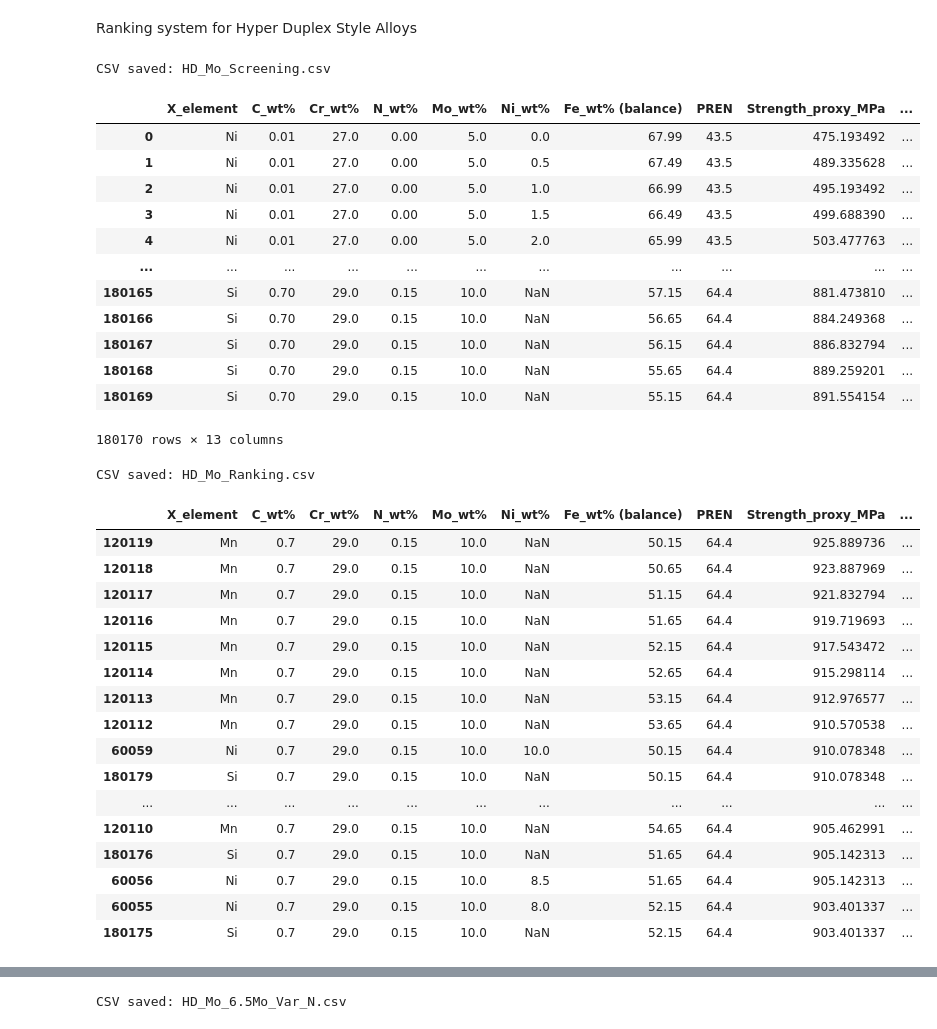
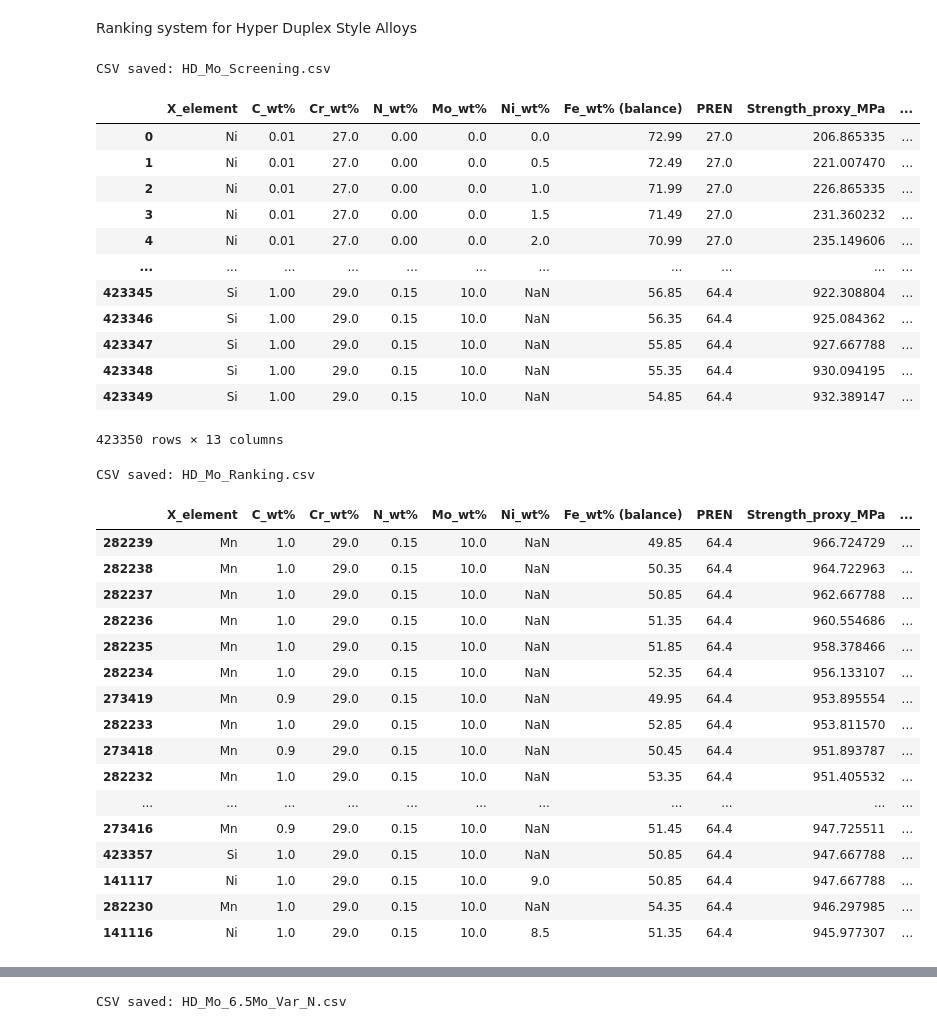
Before and after one commit to Thomas-J-Fish/II_Materials, a Jupyter notebook: AlloyDesign/Alloy_Screening/Ranking_Hyper_Duplex/Ranking_HyperDuplex1.ipynb, the cells around one changed output, grey strips where cells are left out. Drawn from its saved outputs; the diff is of its cells as text; code cells hidden in the pictures.

```diff
--- a/AlloyDesign/Alloy_Screening/Ranking_Hyper_Duplex/Ranking_HyperDuplex1.ipynb
+++ b/AlloyDesign/Alloy_Screening/Ranking_Hyper_Duplex/Ranking_HyperDuplex1.ipynb
@@ -11,8 +11,8 @@ import matplotlib.pyplot as plt
 # Mo Standard
 Cr_values  = [27.0, 27.5, 28.0, 28.5, 29.0]
 N_values   = [0.00, 0.05, 0.10, 0.15]
-C_values = [0.01, 0.02, 0.03, 0.04, 0.05, 0.06, 0.07, 0.08, 0.09, 0.10, 0.30, 0.50, 0.70]
-Mo_values = [5.0, 5.5, 6.0, 6.5, 7.0, 7.5, 8.0, 8.5, 9.0, 9.5, 10.0]
+C_values = [0.01, 0.02, 0.03, 0.04, 0.05, 0.06, 0.07, 0.08, 0.09, 0.10, 0.30, 0.50, 0.70, 0.80, 0.90, 1.00]
+Mo_values = [0.0, 0.5, 1.0, 1.5, 2.0, 2.5, 3.0, 3.5, 4.0, 4.5, 5.0, 5.5, 6.0, 6.5, 7.0, 7.5, 8.0, 8.5, 9.0, 9.5, 10.0]
 
 X_values   = [0.0, 0.5, 1.0, 1.5, 2.0, 2.5, 3.0, 3.5, 4.0, 4.5, 5.0, 5.5, 6.0, 6.5, 7.0, 7.5, 8.0, 8.5, 9.0, 9.5, 10.0]
 # %%
@@ -97,42 +97,42 @@ df.head(-10)
 # %% [output]
 CSV saved: HD_Mo_Screening.csv
 |  | X_element | C_wt% | Cr_wt% | N_wt% | Mo_wt% | Ni_wt% | Fe_wt% (balance) | PREN | Strength_proxy_MPa | ... |
-| 0 | Ni | 0.01 | 27.0 | 0.00 | 5.0 | 0.0 | 67.99 | 43.5 | 475.193492 | ... |
-| 1 | Ni | 0.01 | 27.0 | 0.00 | 5.0 | 0.5 | 67.49 | 43.5 | 489.335628 | ... |
-| 2 | Ni | 0.01 | 27.0 | 0.00 | 5.0 | 1.0 | 66.99 | 43.5 | 495.193492 | ... |
-| 3 | Ni | 0.01 | 27.0 | 0.00 | 5.0 | 1.5 | 66.49 | 43.5 | 499.688390 | ... |
-| 4 | Ni | 0.01 | 27.0 | 0.00 | 5.0 | 2.0 | 65.99 | 43.5 | 503.477763 | ... |
+| 0 | Ni | 0.01 | 27.0 | 0.00 | 0.0 | 0.0 | 72.99 | 27.0 | 206.865335 | ... |
+| 1 | Ni | 0.01 | 27.0 | 0.00 | 0.0 | 0.5 | 72.49 | 27.0 | 221.007470 | ... |
+| 2 | Ni | 0.01 | 27.0 | 0.00 | 0.0 | 1.0 | 71.99 | 27.0 | 226.865335 | ... |
+| 3 | Ni | 0.01 | 27.0 | 0.00 | 0.0 | 1.5 | 71.49 | 27.0 | 231.360232 | ... |
+| 4 | Ni | 0.01 | 27.0 | 0.00 | 0.0 | 2.0 | 70.99 | 27.0 | 235.149606 | ... |
 | ... | ... | ... | ... | ... | ... | ... | ... | ... | ... | ... |
-| 180165 | Si | 0.70 | 29.0 | 0.15 | 10.0 | NaN | 57.15 | 64.4 | 881.473810 | ... |
-| 180166 | Si | 0.70 | 29.0 | 0.15 | 10.0 | NaN | 56.65 | 64.4 | 884.249368 | ... |
-| 180167 | Si | 0.70 | 29.0 | 0.15 | 10.0 | NaN | 56.15 | 64.4 | 886.832794 | ... |
-| 180168 | Si | 0.70 | 29.0 | 0.15 | 10.0 | NaN | 55.65 | 64.4 | 889.259201 | ... |
-| 180169 | Si | 0.70 | 29.0 | 0.15 | 10.0 | NaN | 55.15 | 64.4 | 891.554154 | ... |
+| 423345 | Si | 1.00 | 29.0 | 0.15 | 10.0 | NaN | 56.85 | 64.4 | 922.308804 | ... |
+| 423346 | Si | 1.00 | 29.0 | 0.15 | 10.0 | NaN | 56.35 | 64.4 | 925.084362 | ... |
+| 423347 | Si | 1.00 | 29.0 | 0.15 | 10.0 | NaN | 55.85 | 64.4 | 927.667788 | ... |
+| 423348 | Si | 1.00 | 29.0 | 0.15 | 10.0 | NaN | 55.35 | 64.4 | 930.094195 | ... |
+| 423349 | Si | 1.00 | 29.0 | 0.15 | 10.0 | NaN | 54.85 | 64.4 | 932.389147 | ... |
-180170 rows × 13 columns
+423350 rows × 13 columns
 # %%
 df["Score"] = df["PREN"] + df["Strength_proxy_MPa"] / 100.0
 df_sorted = df.sort_values(by="Score", ascending=False)
 
 csv_path2 = "HD_Mo_Ranking.csv"
 df_sorted.to_csv(csv_path2, index=False)
 print(f"CSV saved: {csv_path2}")
-df_sorted.head(20)
+df_sorted.head(21)
 # %% [output]
 CSV saved: HD_Mo_Ranking.csv
 |  | X_element | C_wt% | Cr_wt% | N_wt% | Mo_wt% | Ni_wt% | Fe_wt% (balance) | PREN | Strength_proxy_MPa | ... |
-| 120119 | Mn | 0.7 | 29.0 | 0.15 | 10.0 | NaN | 50.15 | 64.4 | 925.889736 | ... |
-| 120118 | Mn | 0.7 | 29.0 | 0.15 | 10.0 | NaN | 50.65 | 64.4 | 923.887969 | ... |
-| 120117 | Mn | 0.7 | 29.0 | 0.15 | 10.0 | NaN | 51.15 | 64.4 | 921.832794 | ... |
-| 120116 | Mn | 0.7 | 29.0 | 0.15 | 10.0 | NaN | 51.65 | 64.4 | 919.719693 | ... |
-| 120115 | Mn | 0.7 | 29.0 | 0.15 | 10.0 | NaN | 52.15 | 64.4 | 917.543472 | ... |
-| 120114 | Mn | 0.7 | 29.0 | 0.15 | 10.0 | NaN | 52.65 | 64.4 | 915.298114 | ... |
-| 120113 | Mn | 0.7 | 29.0 | 0.15 | 10.0 | NaN | 53.15 | 64.4 | 912.976577 | ... |
-| 120112 | Mn | 0.7 | 29.0 | 0.15 | 10.0 | NaN | 53.65 | 64.4 | 910.570538 | ... |
-| 60059 | Ni | 0.7 | 29.0 | 0.15 | 10.0 | 10.0 | 50.15 | 64.4 | 910.078348 | ... |
-| 180179 | Si | 0.7 | 29.0 | 0.15 | 10.0 | NaN | 50.15 | 64.4 | 910.078348 | ... |
+| 282239 | Mn | 1.0 | 29.0 | 0.15 | 10.0 | NaN | 49.85 | 64.4 | 966.724729 | ... |
+| 282238 | Mn | 1.0 | 29.0 | 0.15 | 10.0 | NaN | 50.35 | 64.4 | 964.722963 | ... |
+| 282237 | Mn | 1.0 | 29.0 | 0.15 | 10.0 | NaN | 50.85 | 64.4 | 962.667788 | ... |
+| 282236 | Mn | 1.0 | 29.0 | 0.15 | 10.0 | NaN | 51.35 | 64.4 | 960.554686 | ... |
+| 282235 | Mn | 1.0 | 29.0 | 0.15 | 10.0 | NaN | 51.85 | 64.4 | 958.378466 | ... |
+| 282234 | Mn | 1.0 | 29.0 | 0.15 | 10.0 | NaN | 52.35 | 64.4 | 956.133107 | ... |
+| 273419 | Mn | 0.9 | 29.0 | 0.15 | 10.0 | NaN | 49.95 | 64.4 | 953.895554 | ... |
+| 282233 | Mn | 1.0 | 29.0 | 0.15 | 10.0 | NaN | 52.85 | 64.4 | 953.811570 | ... |
+| 273418 | Mn | 0.9 | 29.0 | 0.15 | 10.0 | NaN | 50.45 | 64.4 | 951.893787 | ... |
+| 282232 | Mn | 1.0 | 29.0 | 0.15 | 10.0 | NaN | 53.35 | 64.4 | 951.405532 | ... |
 | ... | ... | ... | ... | ... | ... | ... | ... | ... | ... | ... |
-| 120110 | Mn | 0.7 | 29.0 | 0.15 | 10.0 | NaN | 54.65 | 64.4 | 905.462991 | ... |
-| 180176 | Si | 0.7 | 29.0 | 0.15 | 10.0 | NaN | 51.65 | 64.4 | 905.142313 | ... |
-| 60056 | Ni | 0.7 | 29.0 | 0.15 | 10.0 | 8.5 | 51.65 | 64.4 | 905.142313 | ... |
-| 60055 | Ni | 0.7 | 29.0 | 0.15 | 10.0 | 8.0 | 52.15 | 64.4 | 903.401337 | ... |
-| 180175 | Si | 0.7 | 29.0 | 0.15 | 10.0 | NaN | 52.15 | 64.4 | 903.401337 | ... |
+| 273416 | Mn | 0.9 | 29.0 | 0.15 | 10.0 | NaN | 51.45 | 64.4 | 947.725511 | ... |
+| 423357 | Si | 1.0 | 29.0 | 0.15 | 10.0 | NaN | 50.85 | 64.4 | 947.667788 | ... |
+| 141117 | Ni | 1.0 | 29.0 | 0.15 | 10.0 | 9.0 | 50.85 | 64.4 | 947.667788 | ... |
+| 282230 | Mn | 1.0 | 29.0 | 0.15 | 10.0 | NaN | 54.35 | 64.4 | 946.297985 | ... |
+| 141116 | Ni | 1.0 | 29.0 | 0.15 | 10.0 | 8.5 | 51.35 | 64.4 | 945.977307 | ... |
```
Also changed, not shown: parts of 12 cells of this notebook, 10 other files.
